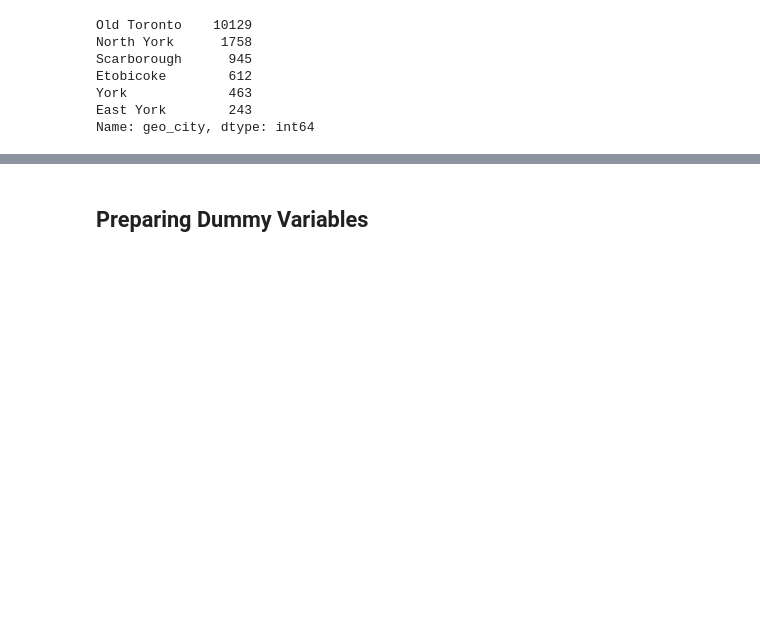
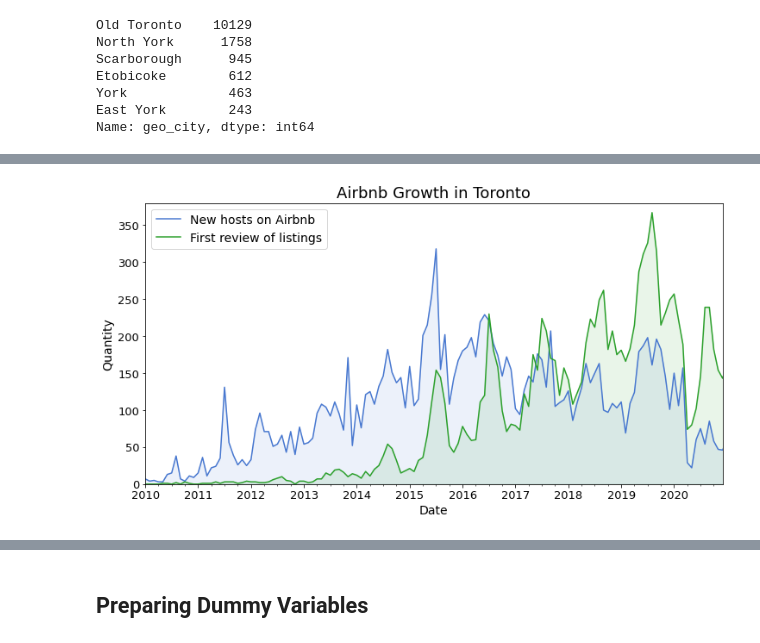
Before and after one commit to josmarcristello/Airbnb-Toronto-Analysis, a Jupyter notebook: 1-source/analysis.ipynb, the cells around one changed output, grey strips where cells are left out. Cells and saved outputs as stored; diff of their text form; code cells hidden in the pictures; blank space fills up the shorter version.

```diff
--- a/1-source/analysis.ipynb
+++ b/1-source/analysis.ipynb
@@ -1772,0 +1061,45 @@ print("De " + str(len(plot_variables)) + " amenities, apenas " + str(count) + '
+# %%
+# Nota para queda signfiicativa em 2020 (Pandemia)
+# Notice how theres a significant decrease in 2020 (Covid Pandemic)
+
+# Customizing titles, labels, font sizes
+title='Airbnb Growth in Toronto'
+xlabel='Date'
+ylabel='Quantity'
+title_fsize=18
+label_fsize=14
+tick_fsize=13
+legend_fsize=14
+
+plt.figure(figsize=(12,6))
+ax = df.set_index('host_since').resample('M').size().plot(label='New hosts on Airbnb', color=sns.color_palette("muted"))
+ax = df.set_index('first_review').resample('M').size().plot(label='First review of listings', color=sns.color_palette("tab10")[2])
+
+# Vamos limitar de 2010 a 2020, pulando o começo de 2021 para melhorar a visualização
+# Limiting the chart data from 2010-2020, skipping early 2021 to improve visualization
+plt.xlim('2010-01-01', '2020-12-30')
+plt.ylim(0, 380)
+
+# Adding shading
+l1 = ax.lines[0]
+l2 = ax.lines[1]
+x1 = l1.get_xydata()[:,0]
+y1 = l1.get_xydata()[:,1]
+x2 = l2.get_xydata()[:,0]
+y2 = l2.get_xydata()[:,1]
+ax.fill_between(x1,y1, color=sns.color_palette("muted"), alpha=0.1)
+ax.fill_between(x2,y2, color=sns.color_palette("tab10")[2], alpha=0.1)
+
+plt.title(title, fontsize=title_fsize)
+plt.xlabel(xlabel, fontsize=label_fsize)
+plt.ylabel(ylabel, fontsize=label_fsize)
+plt.xticks(fontsize=tick_fsize)
+plt.yticks(fontsize=tick_fsize)
+
+plt.legend(fontsize=legend_fsize)
+
+plt.show()
+
+#ax.figure.savefig(final_figures+"cresc_airbnb.jpeg",format='jpeg', dpi=300, bbox_inches='tight')
+# %% [output]
+[figure, added]
```
Also changed, not shown: parts of 170 cells of this notebook, 9 other files.
